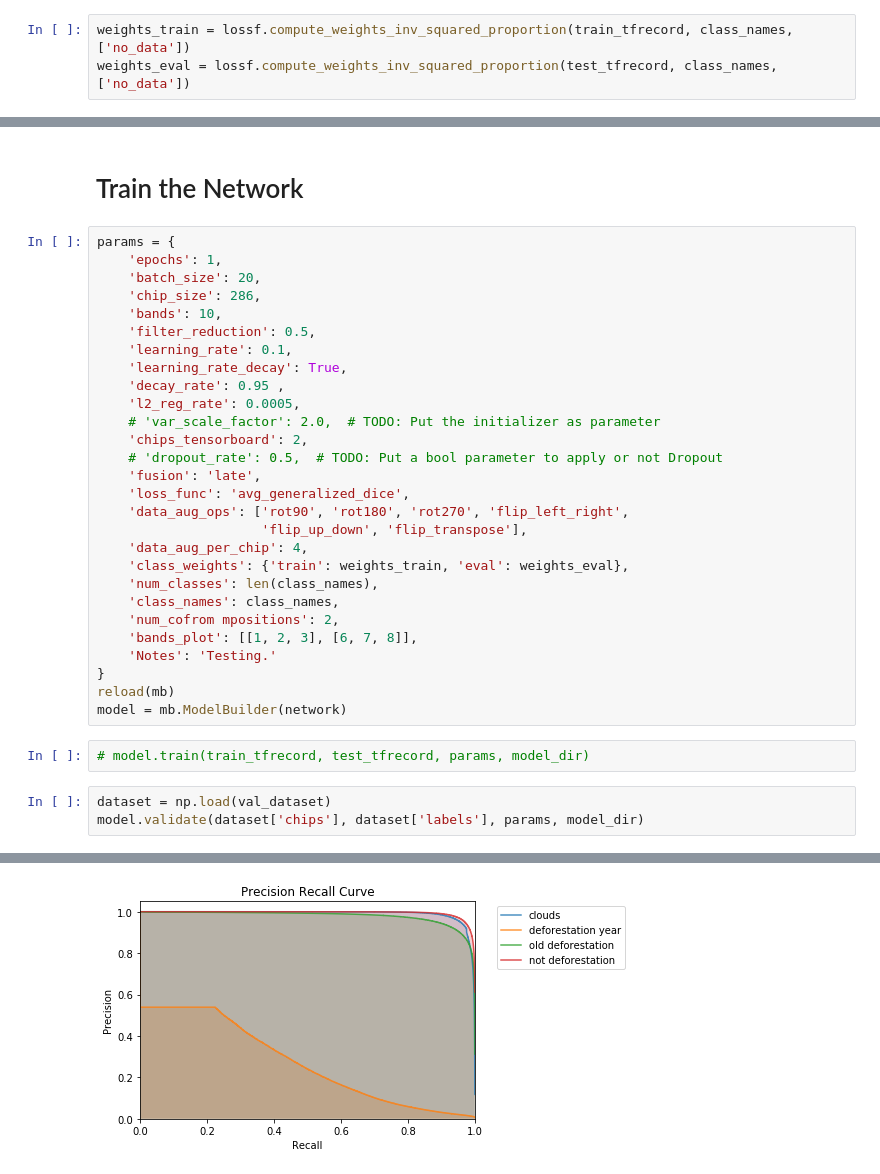
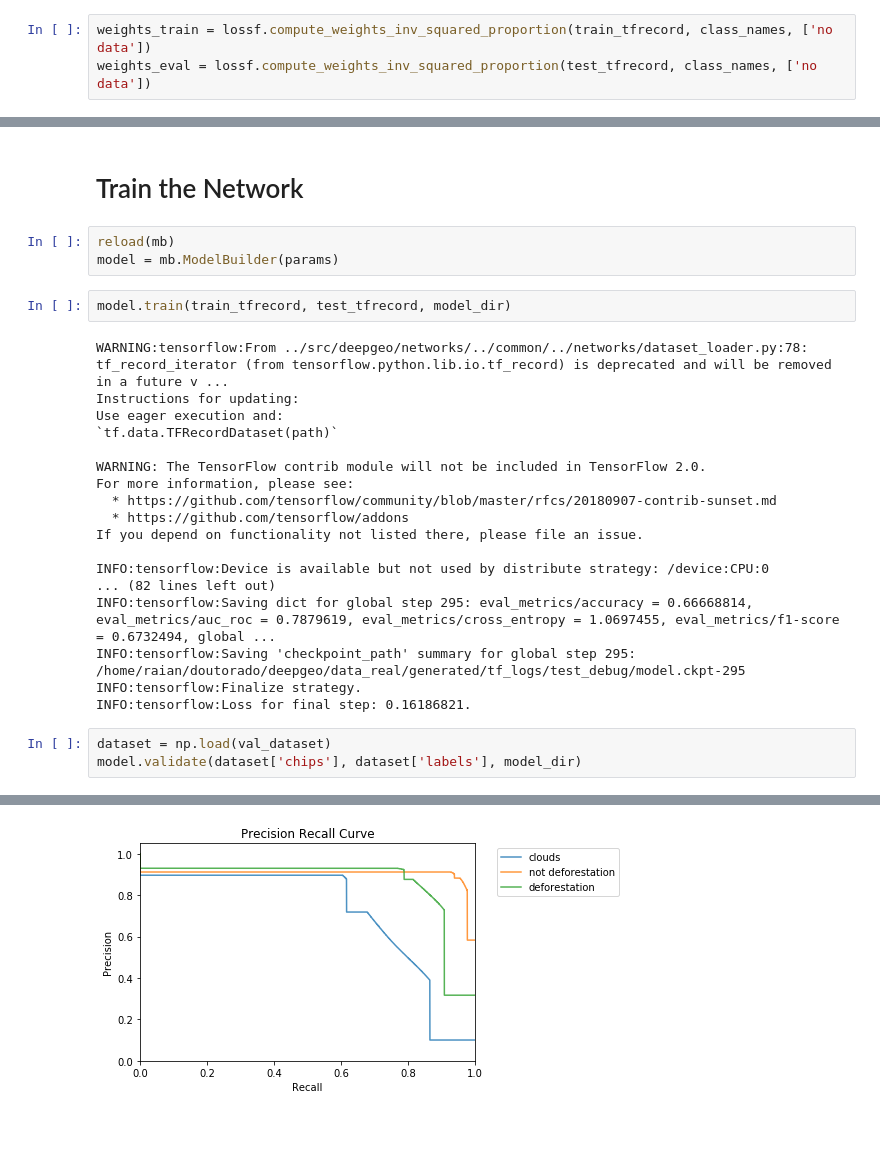
Before and after one commit to rvmaretto/deepgeo, a Jupyter notebook: notebooks/train_fcn.ipynb, the cells around one changed output, grey strips where cells are left out. Drawn from its saved outputs; the diff is of its cells as text; blank space fills up the shorter version.

Commit message:
Changes for loading parameters from csv in classification and validation. Fixing legend of saved files.

```diff
--- a/notebooks/train_fcn.ipynb
+++ b/notebooks/train_fcn.ipynb
@@ -42,8 +46,8 @@ val_dataset = os.path.join(DATASET, 'dataset_valid.npz')
 # %% [markdown]
 ## Computing weights
 # %%
-weights_train = lossf.compute_weights_inv_squared_proportion(train_tfrecord, class_names, ['no_data'])
-weights_eval = lossf.compute_weights_inv_squared_proportion(test_tfrecord, class_names, ['no_data'])
+weights_train = lossf.compute_weights_inv_squared_proportion(train_tfrecord, class_names, ['no data'])
+weights_eval = lossf.compute_weights_inv_squared_proportion(test_tfrecord, class_names, ['no data'])
 # %% [output]
 WARNING:tensorflow:From /home/raian/anaconda3/envs/tensorflow/lib/python3.5/site-packages/tensorflow/python/data/ops/iterator_ops.py:532: colocate_with (from tensorflow.python.framework.ops) is deprec ...
 Instructions for updating:
@@ -57,38 +88,31 @@ print(weights_eval)
 # %% [markdown]
 # Train the Network
-# %%
-params = {
-    'epochs': 1,
-    'batch_size': 20,
-    'chip_size': 286,
-    'bands': 10,
-    'filter_reduction': 0.5,
-    'learning_rate': 0.1,
-    'learning_rate_decay': True,
-    'decay_rate': 0.95 ,
-    'l2_reg_rate': 0.0005,
-    # 'var_scale_factor': 2.0,  # TODO: Put the initializer as parameter
-    'chips_tensorboard': 2,
-    # 'dropout_rate': 0.5,  # TODO: Put a bool parameter to apply or not Dropout
-    'fusion': 'late',
-    'loss_func': 'avg_generalized_dice',
-    'data_aug_ops': ['rot90', 'rot180', 'rot270', 'flip_left_right',
-                     'flip_up_down', 'flip_transpose'],
-    'data_aug_per_chip': 4,
-    'class_weights': {'train': weights_train, 'eval': weights_eval},
-    'num_classes': len(class_names),
-    'class_names': class_names,
-    'num_cofrom mpositions': 2,
-    'bands_plot': [[1, 2, 3], [6, 7, 8]],
-    'Notes': 'Testing.'
-}
-reload(mb)
-model = mb.ModelBuilder(network)
+# %%
+reload(mb)
+model = mb.ModelBuilder(params)
 # %%
-# model.train(train_tfrecord, test_tfrecord, params, model_dir)
+model.train(train_tfrecord, test_tfrecord, model_dir)
+# %% [output]
+WARNING:tensorflow:From ../src/deepgeo/networks/../common/../networks/dataset_loader.py:78: tf_record_iterator (from tensorflow.python.lib.io.tf_record) is deprecated and will be removed in a future v ...
+Instructions for updating:
+Use eager execution and:
+`tf.data.TFRecordDataset(path)`
+
+WARNING: The TensorFlow contrib module will not be included in TensorFlow 2.0.
+For more information, please see:
+  * https://github.com/tensorflow/community/blob/master/rfcs/20180907-contrib-sunset.md
+  * https://github.com/tensorflow/addons
+If you depend on functionality not listed there, please file an issue.
+
+INFO:tensorflow:Device is available but not used by distribute strategy: /device:CPU:0
+... (82 lines left out)
+INFO:tensorflow:Saving dict for global step 295: eval_metrics/accuracy = 0.66668814, eval_metrics/auc_roc = 0.7879619, eval_metrics/cross_entropy = 1.0697455, eval_metrics/f1-score = 0.6732494, global ...
+INFO:tensorflow:Saving 'checkpoint_path' summary for global step 295: /home/raian/doutorado/deepgeo/data_real/generated/tf_logs/test_debug/model.ckpt-295
+INFO:tensorflow:Finalize strategy.
+INFO:tensorflow:Loss for final step: 0.16186821.
 # %%
 dataset = np.load(val_dataset)
-model.validate(dataset['chips'], dataset['labels'], params, model_dir)
+model.validate(dataset['chips'], dataset['labels'], model_dir)
 # %% [output]
 WARNING:tensorflow:From /home/raian/anaconda3/envs/tensorflow/lib/python3.5/site-packages/tensorflow_estimator/python/estimator/inputs/queues/feeding_queue_runner.py:62: QueueRunner.__init__ (from ten ...
 Instructions for updating:
@@ -129 +136 @@ Precision:
-[figure, old version]
+[figure, new version]
```
Also changed, not shown: parts of 5 cells of this notebook, 9 other files.
